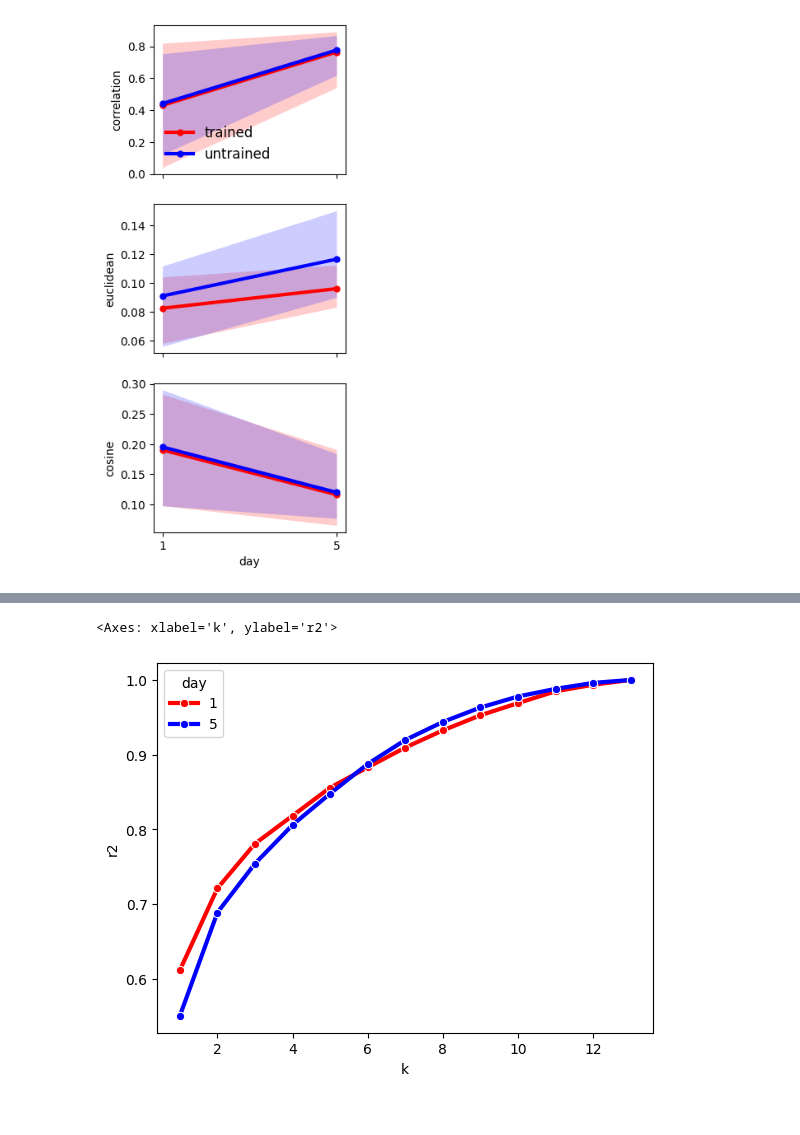
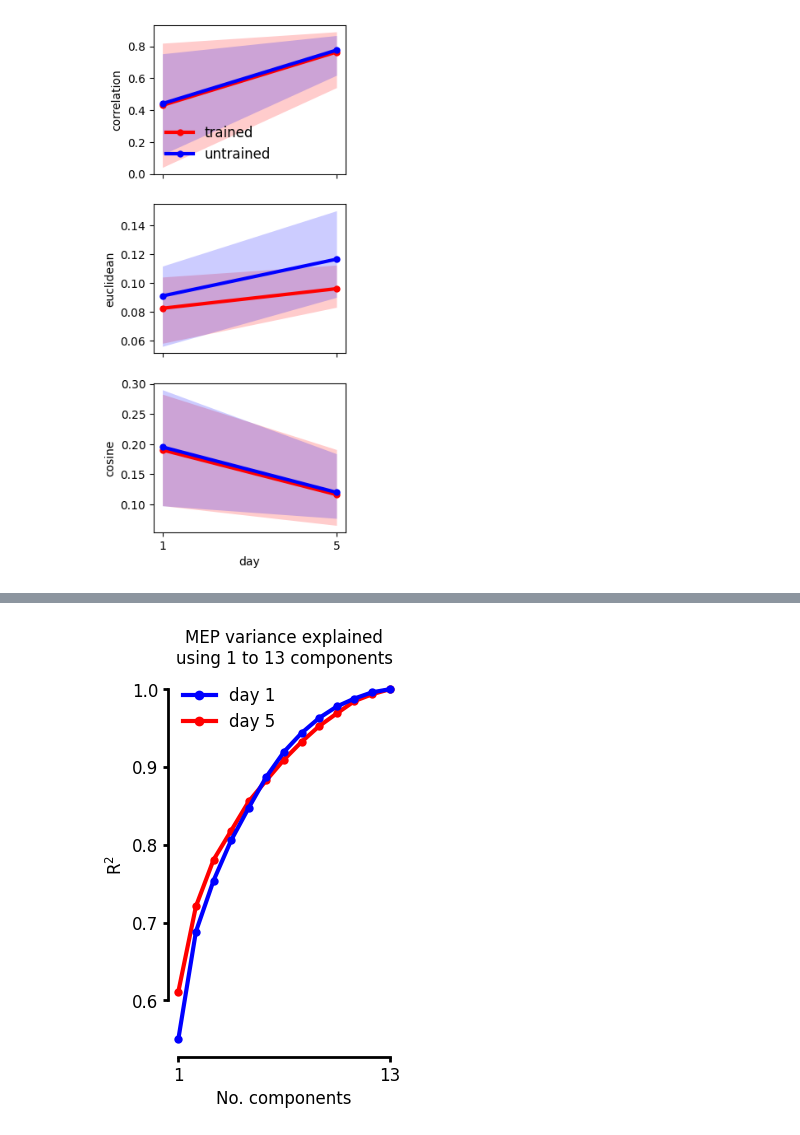
Before and after one commit to mnlmrc/extension-flexion-chords, a Jupyter notebook: notebooks/main.ipynb, the cells around one changed output, grey strips where cells are left out. Drawn from its saved outputs; the diff is of its cells as text; code cells hidden in the pictures.

```diff
--- a/notebooks/main.ipynb
+++ b/notebooks/main.ipynb
@@ -1312,12 +1406,29 @@ axs[0].set_xticks([1, 5])
 # %%
 experiment='efc3'
 session='emgTMS'
 participant_id = 'subj100'
 fname='mepAmp.tsv'
 
 r2 = main('EMG:nnmf_spectrum', experiment=experiment, session=session, fname=fname)
 
-sns.lineplot(data=r2[r2['participant_id']==participant_id], x='k', hue='day', y='r2', hue_order=['1', '5'], marker='o', lw=3, palette=['red', 'blue'])
+fig, axs = plt.subplots(figsize=(3, 5))
+
+sns.lineplot(ax=axs,data=r2[r2['participant_id']==participant_id], x='k', hue='day', y='r2', hue_order=['1', '5'], marker='o', lw=3, palette=['red', 'blue'], markeredgecolor='none')
+
+axs.set_ylabel(r'$\mathrm{R}^2$', fontsize=fontsize)
+axs.set_xlabel('No. components', fontsize=fontsize)
+
+custom_handles = [
+Line2D([0], [0], marker='o', color='blue', markerfacecolor='blue', label='day 1', lw=3),
+Line2D([0], [0], marker='o', color='red', markerfacecolor='red', label='day 5', lw=3),
+]
+
+axs.legend(handles=custom_handles, fontsize=fontsize, frameon=False)
+
+axs.set_xticks((1, 13))
+
+axs.set_title('MEP variance explained\nusing 1 to 13 components', fontsize=fontsize)
+
+decor(fontsize=fontsize, ybounds=(.6, 1), xbounds=(1, 13),axs=axs, spines_width=2)
 # %% [output]
-<Axes: xlabel='k', ylabel='r2'>
-[figure, old version]
+[figure, new version]
```
Also changed, not shown: parts of 5 cells of this notebook, 2 other files.
